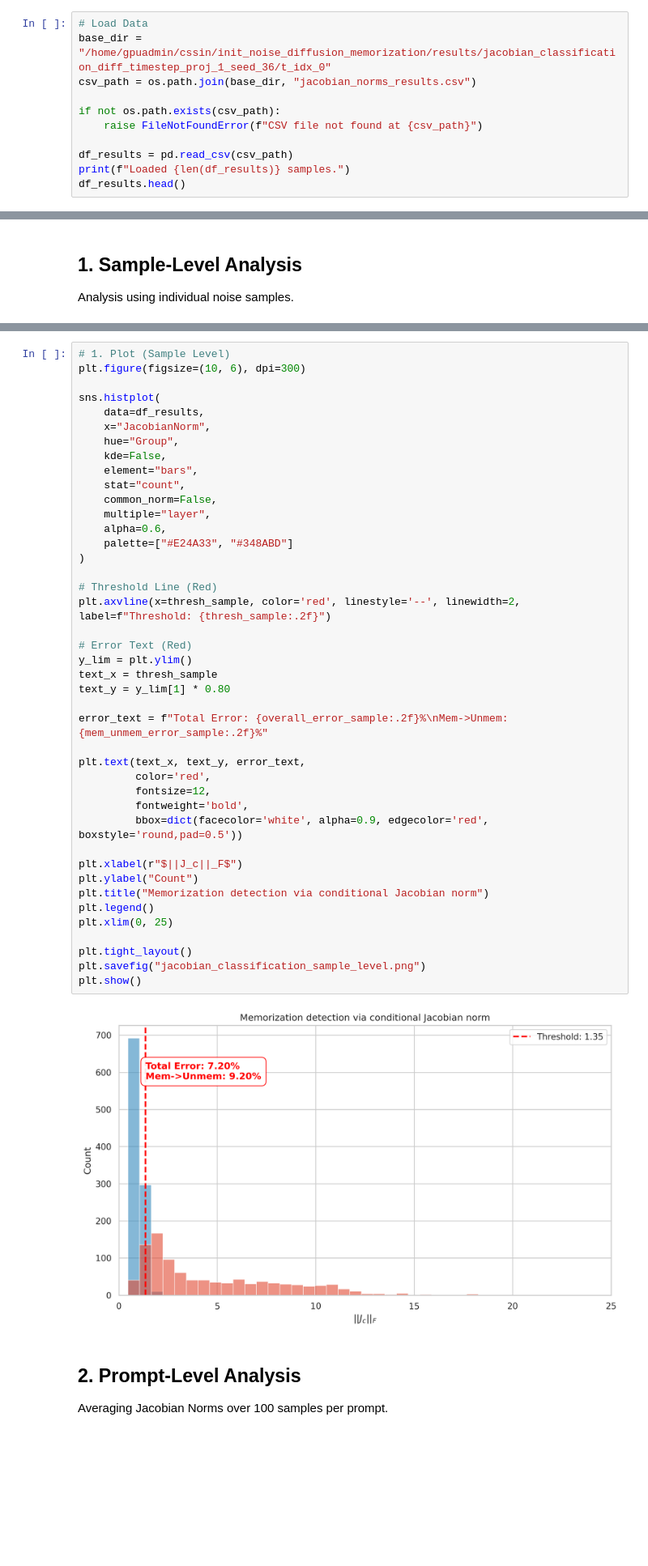
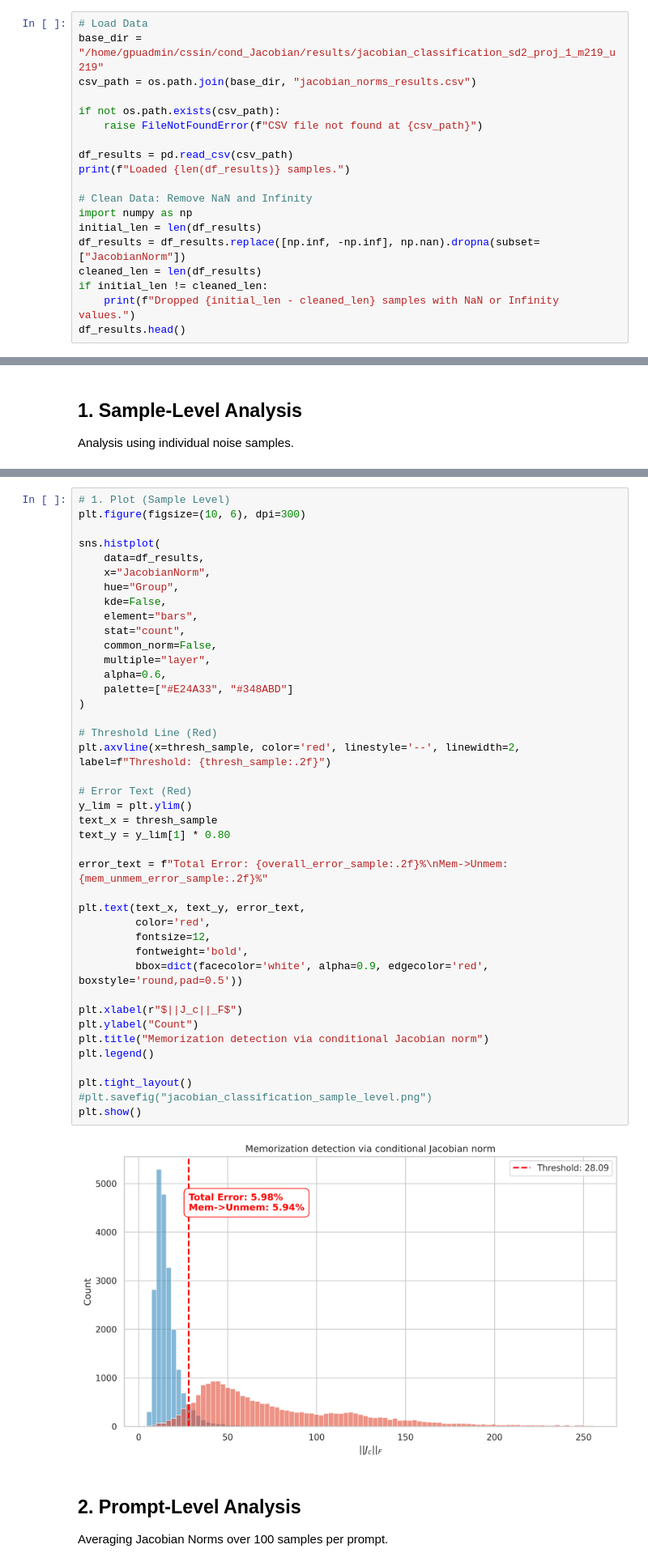
Before and after one commit to SCS-hanyang/condition-space-sharpness, a Jupyter notebook: cond_Jacobian/visualize_jacobian_classification.ipynb, the cells around one changed output, grey strips where cells are left out. Shown at 81% size. Cells and saved outputs as stored; diff of their text form; blank space fills up the shorter version.

```diff
--- a/cond_Jacobian/visualize_jacobian_classification.ipynb
+++ b/cond_Jacobian/visualize_jacobian_classification.ipynb
@@ -17,7 +17,7 @@ sns.set_theme(style="whitegrid")
 plt.rcParams.update({'font.size': 14})
 # %%
 # Load Data
-base_dir = "/home/gpuadmin/cssin/init_noise_diffusion_memorization/results/jacobian_classification_diff_timestep_proj_1_seed_36/t_idx_0"
+base_dir = "/home/gpuadmin/cssin/cond_Jacobian/results/jacobian_classification_sd2_proj_1_m219_u219"
 csv_path = os.path.join(base_dir, "jacobian_norms_results.csv")
 
 if not os.path.exists(csv_path):
@@ -25,5 +25,13 @@ if not os.path.exists(csv_path):
 
 df_results = pd.read_csv(csv_path)
 print(f"Loaded {len(df_results)} samples.")
+
+# Clean Data: Remove NaN and Infinity
+import numpy as np
+initial_len = len(df_results)
+df_results = df_results.replace([np.inf, -np.inf], np.nan).dropna(subset=["JacobianNorm"])
+cleaned_len = len(df_results)
+if initial_len != cleaned_len:
+    print(f"Dropped {initial_len - cleaned_len} samples with NaN or Infinity values.")
 df_results.head()
 # %% [output]
@@ -118,36 +127,35 @@ sns.histplot(
     common_norm=False,
     multiple="layer",
     alpha=0.6,
     palette=["#E24A33", "#348ABD"]
 )
 
 # Threshold Line (Red)
 plt.axvline(x=thresh_sample, color='red', linestyle='--', linewidth=2, label=f"Threshold: {thresh_sample:.2f}")
 
 # Error Text (Red)
 y_lim = plt.ylim()
 text_x = thresh_sample
 text_y = y_lim[1] * 0.80
 
 error_text = f"Total Error: {overall_error_sample:.2f}%\nMem->Unmem: {mem_unmem_error_sample:.2f}%"
 
 plt.text(text_x, text_y, error_text,
          color='red',
          fontsize=12,
          fontweight='bold',
          bbox=dict(facecolor='white', alpha=0.9, edgecolor='red', boxstyle='round,pad=0.5'))
 
 plt.xlabel(r"$||J_c||_F$")
 plt.ylabel("Count")
 plt.title("Memorization detection via conditional Jacobian norm")
 plt.legend()
-plt.xlim(0, 25)
 
 plt.tight_layout()
-plt.savefig("jacobian_classification_sample_level.png")
+#plt.savefig("jacobian_classification_sample_level.png")
 plt.show()
 # %% [output]
-[figure, old version]
+[figure, new version]
 # %% [markdown]
 ## 2. Prompt-Level Analysis
 Averaging Jacobian Norms over 100 samples per prompt.
```
Also changed, not shown: parts of 9 cells of this notebook, 29 other files.
